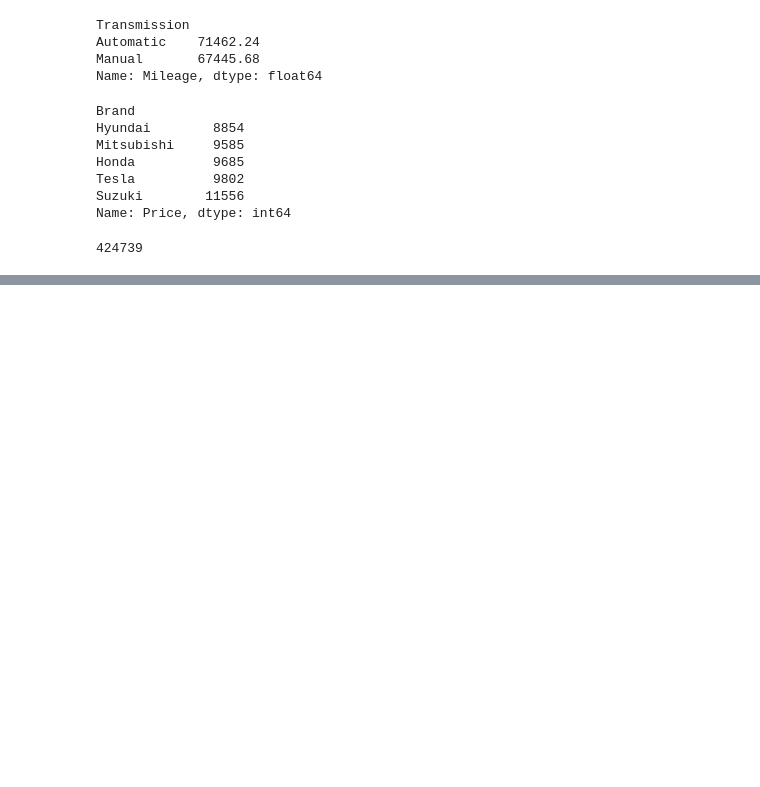
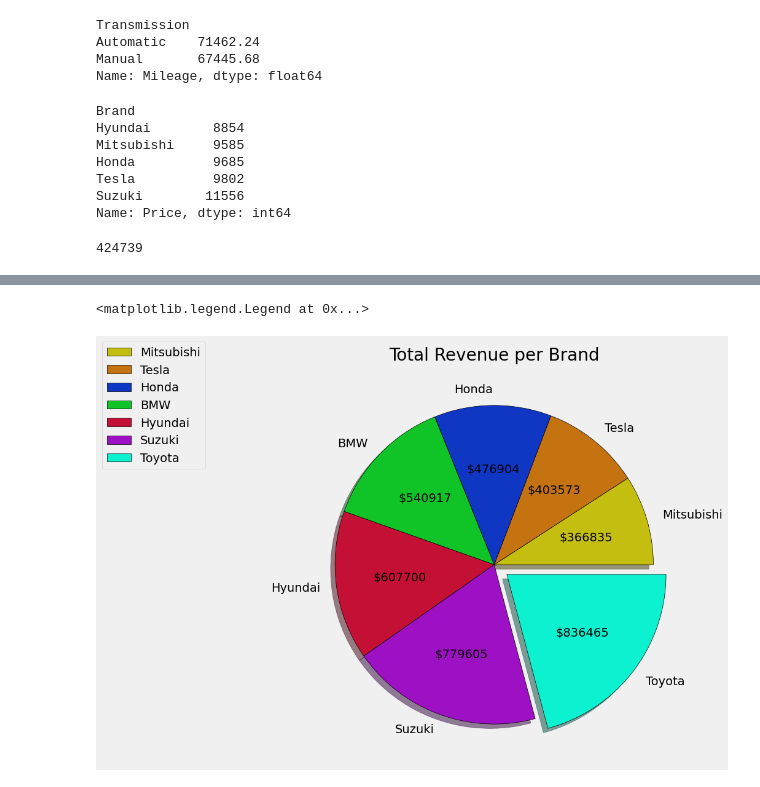
Before and after one commit to DiandraRifqiM/Exercise-Pt3, a Jupyter notebook: exc.ipynb, the cells around one changed output, grey strips where cells are left out. Drawn from its saved outputs; the diff is of its cells as text; code cells hidden in the pictures; blank space fills up the shorter version.

```diff
--- a/exc.ipynb
+++ b/exc.ipynb
@@ -148,0 +177,14 @@ df.to_csv(r"D:\Python Course\Exercise Pt3\csv\newCarData.csv", index=False)
+# %%
+# Total Revenue per Brand (High - Low)
+revBrand = df.groupby("Brand")["Price"].sum().sort_values(ascending=True)
+colorss = ["#c4be10", "#c47310", "#1037c4", "#10c428", "#c41034", "#9d10c4", "#0cf2d0"]
+explodess = [0, 0, 0, 0, 0, 0, 0.1]
+
+
+plt.figure(figsize=(10, 8))
+plt.pie(revBrand.values, labels= revBrand.index, explode=explodess,wedgeprops={'edgecolor':'black'}, colors=colorss, shadow=True, autopct=lambda pct:f"${int(pct/100.*sum(revBrand.values))}")
+plt.title("Total Revenue per Brand")
+plt.legend(loc="center left", bbox_to_anchor=(-0.5, 0.9))
+# %% [output]
+<matplotlib.legend.Legend at 0x...>
+[figure, added]
```
Also changed, not shown: parts of 7 cells of this notebook.
